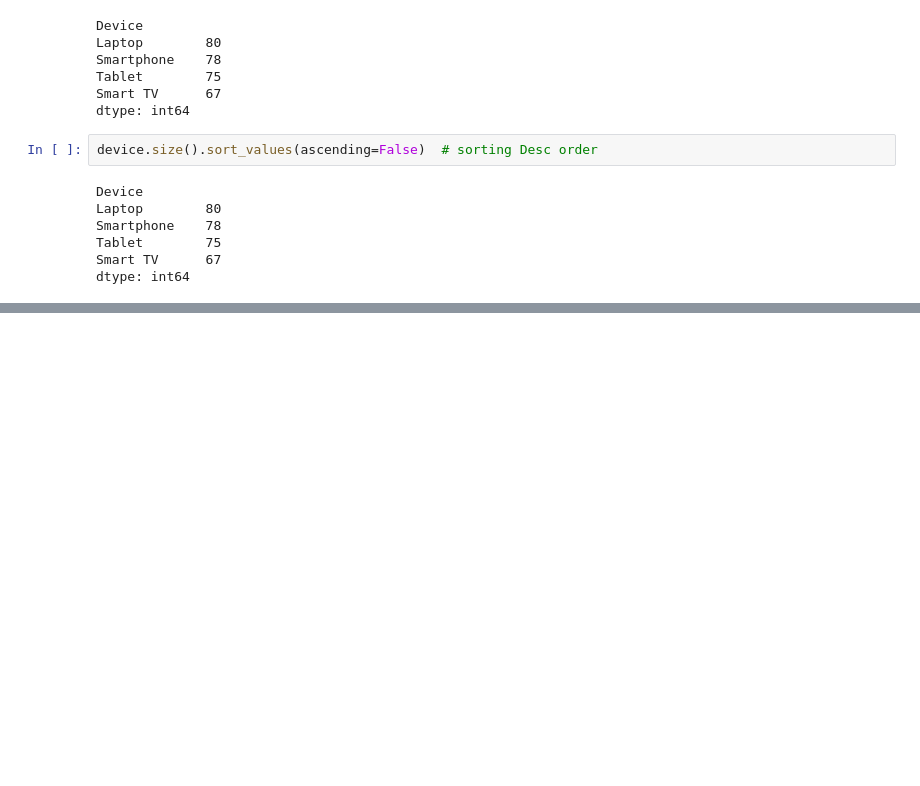
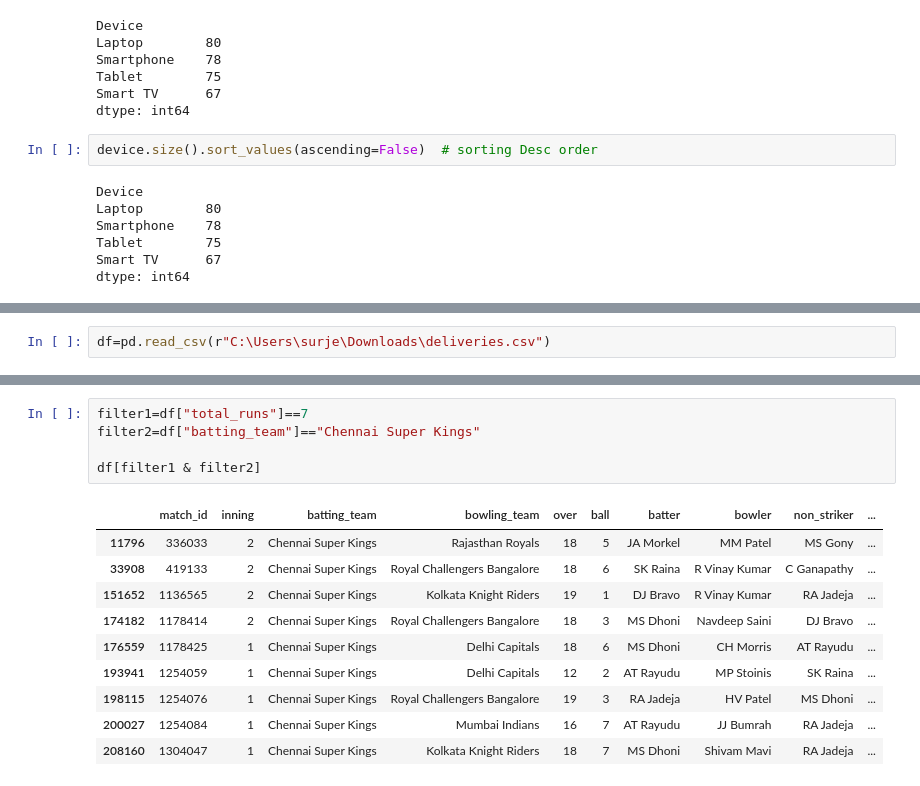
Before and after one commit to Surjendu2023/Pandas_Exercise, a Jupyter notebook: Pandas Class.ipynb, the cells around one changed output, grey strips where cells are left out. Drawn from its saved outputs; the diff is of its cells as text; blank space fills up the shorter version.

```diff
--- a/Pandas Class.ipynb
+++ b/Pandas Class.ipynb
@@ -484,0 +487,2 @@ dtype: int64
+# %%
+df=pd.read_csv(r"C:\Users\surje\Downloads\deliveries.csv")
@@ -484,0 +602,16 @@ dtype: int64
+# %%
+filter1=df["total_runs"]==7
+filter2=df["batting_team"]=="Chennai Super Kings"
+
+df[filter1 & filter2]
+# %% [output]
+|  | match_id | inning | batting_team | bowling_team | over | ball | batter | bowler | non_striker | ... |
+| 11796 | 336033 | 2 | Chennai Super Kings | Rajasthan Royals | 18 | 5 | JA Morkel | MM Patel | MS Gony | ... |
+| 33908 | 419133 | 2 | Chennai Super Kings | Royal Challengers Bangalore | 18 | 6 | SK Raina | R Vinay Kumar | C Ganapathy | ... |
+| 151652 | 1136565 | 2 | Chennai Super Kings | Kolkata Knight Riders | 19 | 1 | DJ Bravo | R Vinay Kumar | RA Jadeja | ... |
+| 174182 | 1178414 | 2 | Chennai Super Kings | Royal Challengers Bangalore | 18 | 3 | MS Dhoni | Navdeep Saini | DJ Bravo | ... |
+| 176559 | 1178425 | 1 | Chennai Super Kings | Delhi Capitals | 18 | 6 | MS Dhoni | CH Morris | AT Rayudu | ... |
+| 193941 | 1254059 | 1 | Chennai Super Kings | Delhi Capitals | 12 | 2 | AT Rayudu | MP Stoinis | SK Raina | ... |
+| 198115 | 1254076 | 1 | Chennai Super Kings | Royal Challengers Bangalore | 19 | 3 | RA Jadeja | HV Patel | MS Dhoni | ... |
+| 200027 | 1254084 | 1 | Chennai Super Kings | Mumbai Indians | 16 | 7 | AT Rayudu | JJ Bumrah | RA Jadeja | ... |
+| 208160 | 1304047 | 1 | Chennai Super Kings | Kolkata Knight Riders | 18 | 7 | MS Dhoni | Shivam Mavi | RA Jadeja | ... |
```
Also changed, not shown: parts of 59 cells of this notebook.
